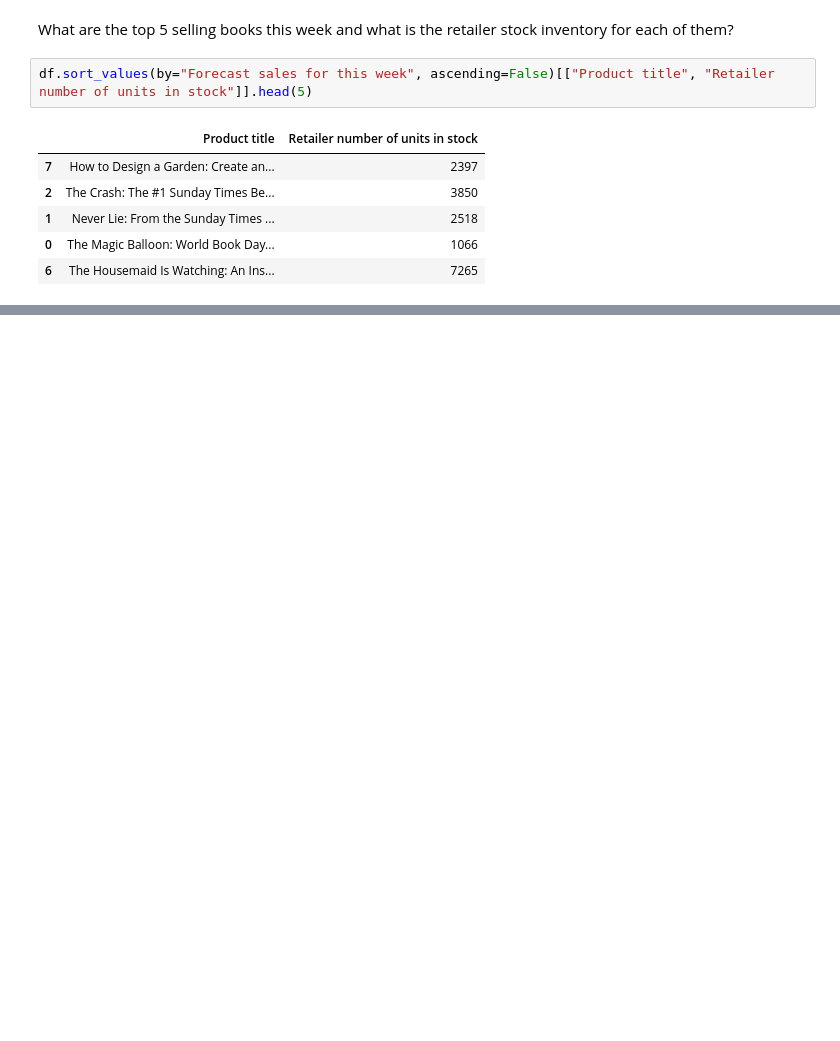
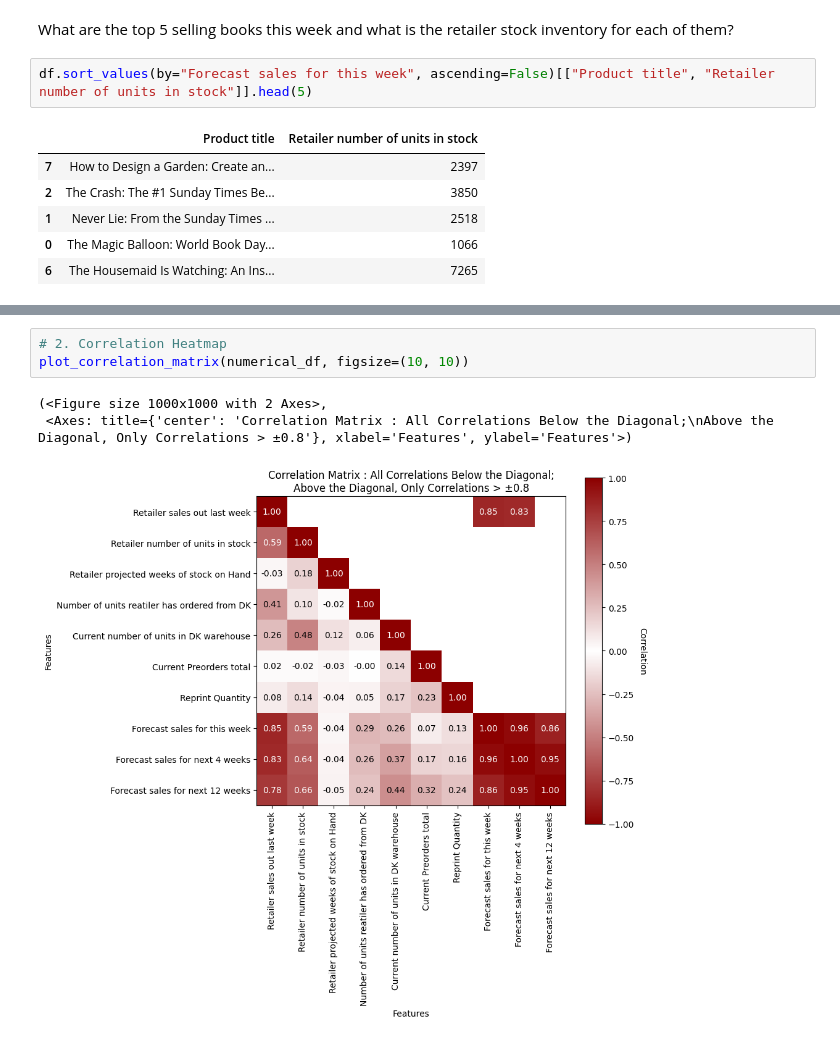
Before and after one commit to andrea-mar/books_dataset, a Jupyter notebook: dk.ipynb, the cells around one changed output, grey strips where cells are left out. Cells and saved outputs as stored; diff of their text form; blank space fills up the shorter version.

```diff
--- a/dk.ipynb
+++ b/dk.ipynb
@@ -141,0 +313,7 @@ df.sort_values(by="Forecast sales for this week", ascending=False)[["Product tit
+# %%
+# 2. Correlation Heatmap
+plot_correlation_matrix(numerical_df, figsize=(10, 10))
+# %% [output]
+(<Figure size 1000x1000 with 2 Axes>,
+ <Axes: title={'center': 'Correlation Matrix : All Correlations Below the Diagonal;\nAbove the Diagonal, Only Correlations > ±0.8'}, xlabel='Features', ylabel='Features'>)
+[figure, added]
```
Also changed, not shown: parts of 27 cells of this notebook, 5 other files.
